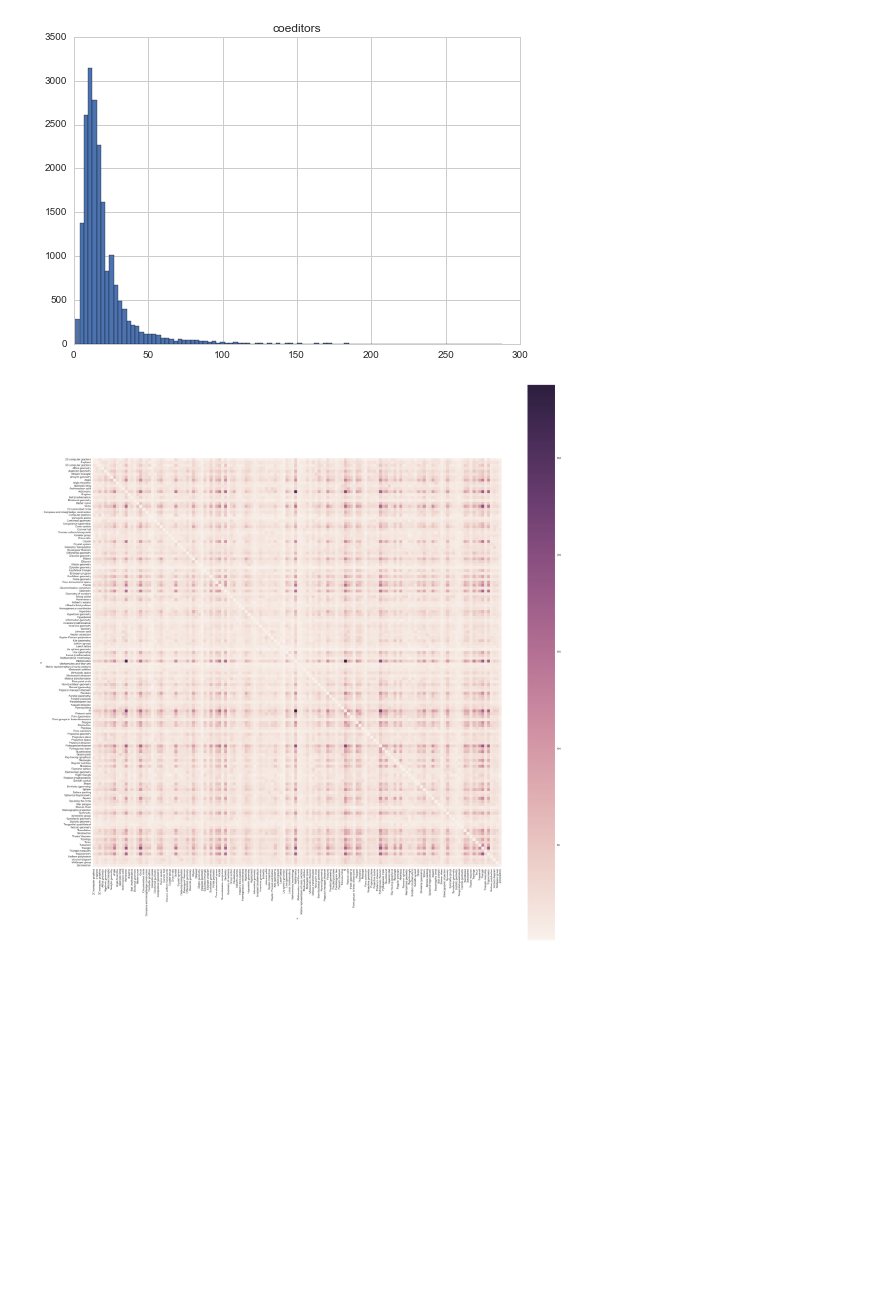
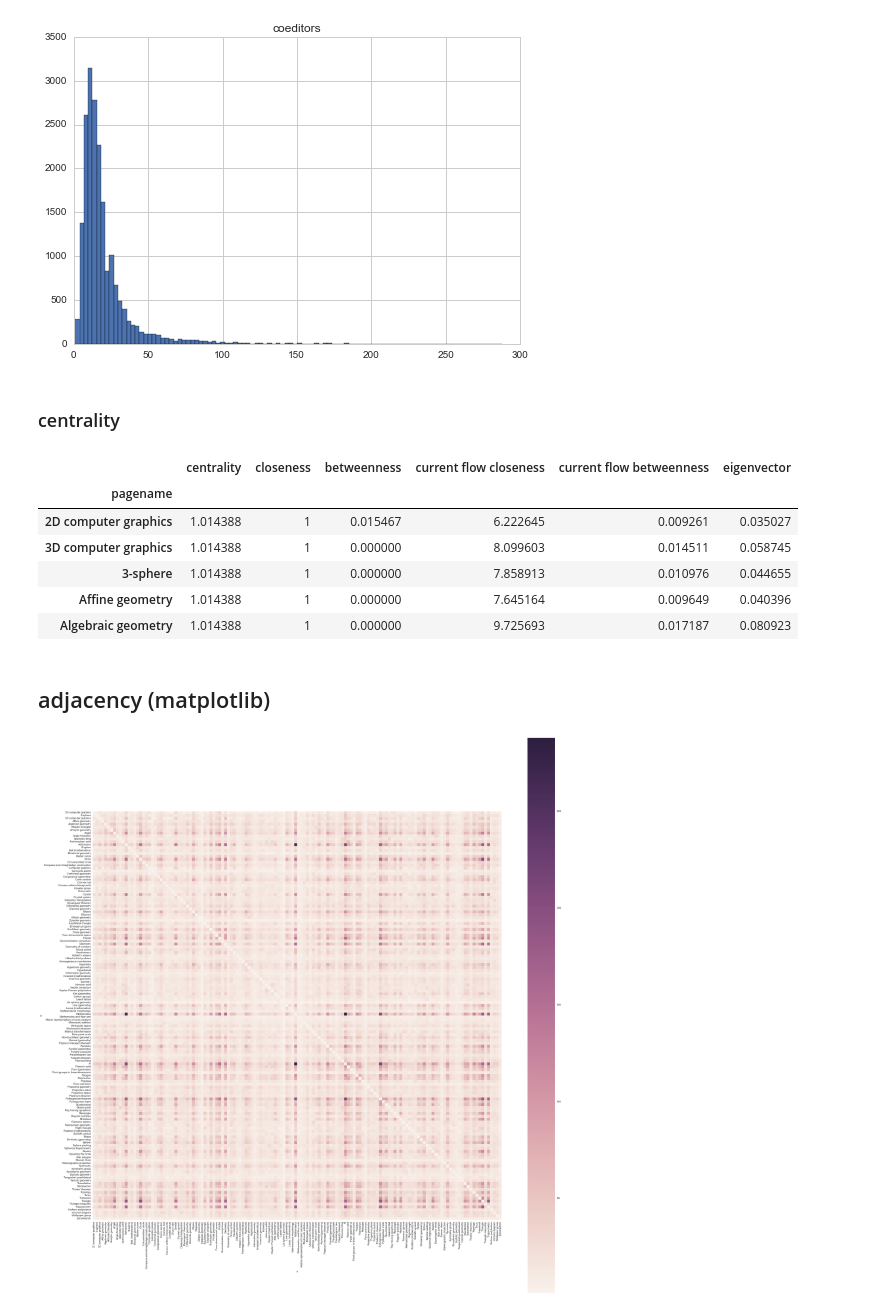
Before and after one commit to WeKeyPedia/notebooks, a Jupyter notebook: geometry - page-editors bipartite graph.ipynb, the cells around one changed output. Cells and saved outputs as stored; diff of their text form; code cells hidden in the pictures; blank space fills up the shorter version.

Commit message:
add statistical approach to network
- add related datasets

```diff
--- a/geometry - page-editors bipartite graph.ipynb
+++ b/geometry - page-editors bipartite graph.ipynb
@@ -69,0 +72,4 @@ nx.write_gexf(page_graph, "data/wikipedia-geometry/pages-linked-by-coeditors.gex
+# %%
+network_df = pd.DataFrame(index=table.index)
+
+network_df.head()
@@ -72,3 +86,31 @@ df.hist("coeditors", bins=100)
 # %% [output]
 array([[<matplotlib.axes._subplots.AxesSubplot object at 0x...>]], dtype=object)
 [figure]
+# %% [markdown]
+### centrality
+# %%
+centrality = nx.degree_centrality(page_graph)
+closeness = nx.closeness_centrality(page_graph)
+betweenness = nx.betweenness_centrality(page_graph, weight="coeditors")
+current_flow_closeness = nx.current_flow_closeness_centrality(page_graph, weight="coeditors")
+current_flow_betweenness = nx.current_flow_betweenness_centrality(page_graph, weight="coeditors")
+#eigenvector = nx.eigenvector_centrality(page_graph)
+eigenvector = nx.eigenvector_centrality_numpy(page_graph, weight="coeditors")
+
+for index in network_df.index:
+    network_df.ix[index,"centrality"] = centrality[index]
+    network_df.ix[index,"closeness"] = closeness[index]
+    network_df.ix[index,"betweenness"] = betweenness[index]
+    network_df.ix[index,"current flow closeness"] = current_flow_closeness[index]
+    network_df.ix[index,"current flow betweenness"] = current_flow_betweenness[index]
+    network_df.ix[index,"eigenvector"] = eigenvector[index]
+
+network_df.head()
+# %% [output]
+|  | centrality | closeness | betweenness | current flow closeness | current flow betweenness | eigenvector |
+| pagename |  |  |  |  |  |  |
+| 2D computer graphics | 1.014388 | 1 | 0.015467 | 6.222645 | 0.009261 | 0.035027 |
+| 3D computer graphics | 1.014388 | 1 | 0.000000 | 8.099603 | 0.014511 | 0.058745 |
+| 3-sphere | 1.014388 | 1 | 0.000000 | 7.858913 | 0.010976 | 0.044655 |
+| Affine geometry | 1.014388 | 1 | 0.000000 | 7.645164 | 0.009649 | 0.040396 |
+| Algebraic geometry | 1.014388 | 1 | 0.000000 | 9.725693 | 0.017187 | 0.080923 |
@@ -75,3 +119,5 @@ array([[<matplotlib.axes._subplots.AxesSubplot object at 0x...>]], dtype=object)
+# %% [markdown]
+## adjacency (matplotlib)
 # %%
 pv = df.pivot("u", "v", "coeditors")
 
```
Also changed, not shown: parts of 4 cells of this notebook, 2 other files.
